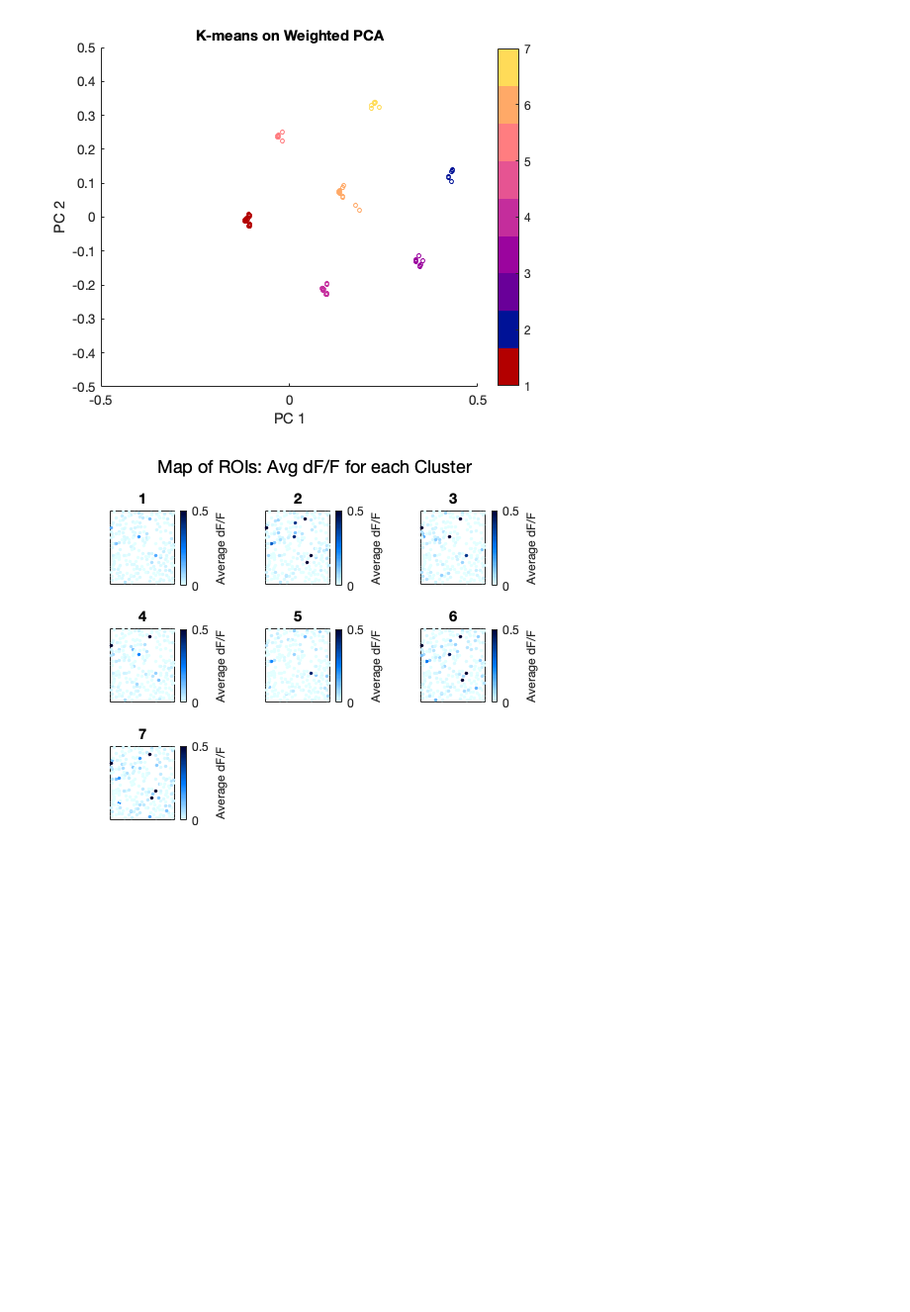
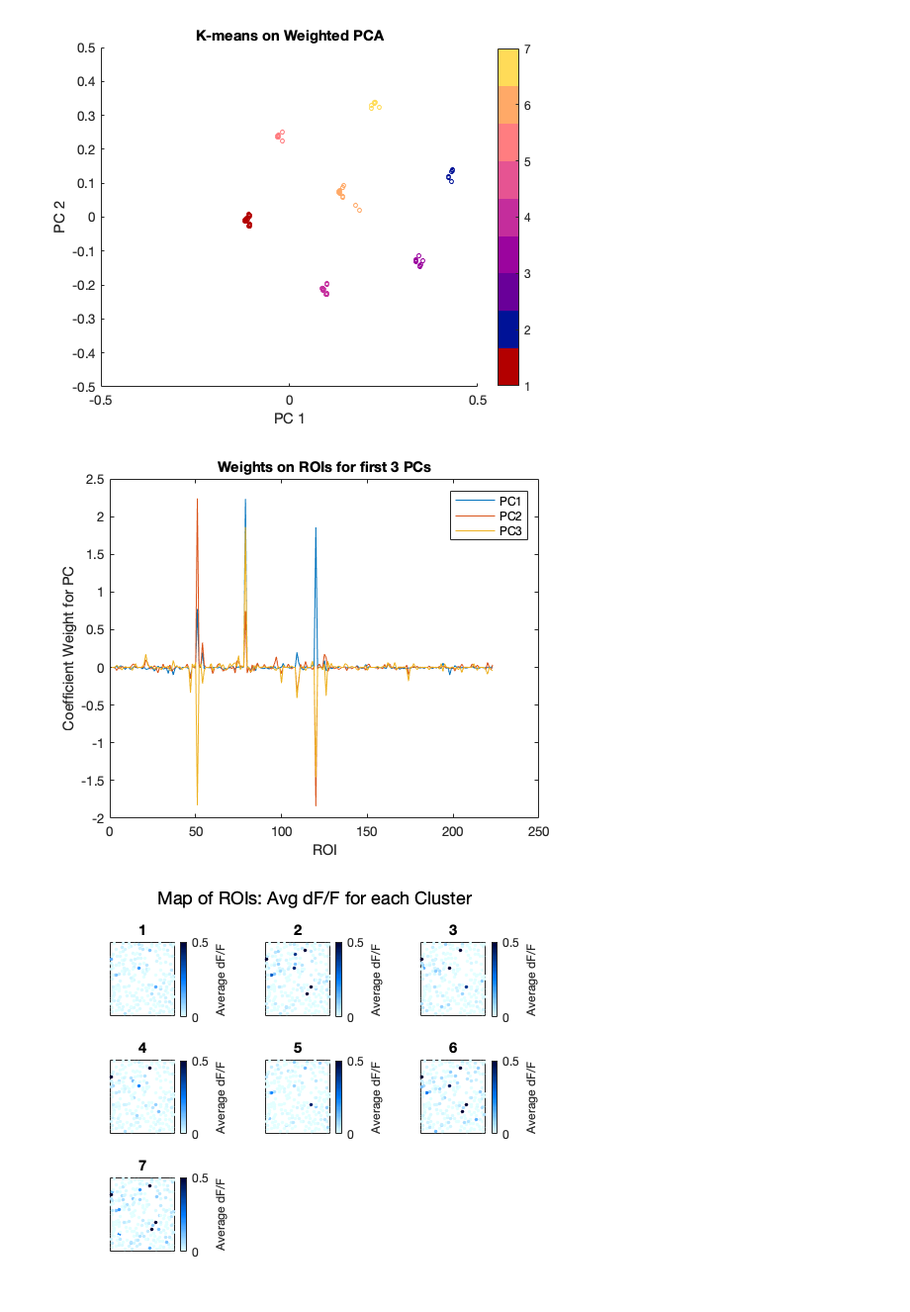
Before and after one commit to neurogomez/neural_ensemble_identification, a Jupyter notebook: 02d - Ensemble Analysis - Spike Probability and Weighted PCA.ipynb, the cells around one changed output. Shown: that part at 99% size. Cells and saved outputs as stored; diff of their text form; code cells hidden in the pictures; blank space fills up the shorter version.

```diff
--- a/02d - Ensemble Analysis - RICA and Spike Probability.ipynb
+++ b/02d - Ensemble Analysis - Spike Probability and Weighted PCA.ipynb
@@ -165,6 +165,16 @@ ylim([-0.5,0.5])
 # %% [output]
 [figure]
 [figure]
+# %%
+%PC Coeffcients
+
+plot(wcoeff(:,1:3))
+xlabel('ROI')
+ylabel('Coefficient Weight for PC')
+title('Weights on ROIs for first 3 PCs')
+legend('PC1', 'PC2', 'PC3')
+# %% [output]
+[figure, added]
 # %%
 % Get dFF for all trials within cluster
 cluster_info = cluster_idxs(dat_sorted,fov, cluster_lbls, stim_label);
```
Also changed, not shown: 5 other files.
